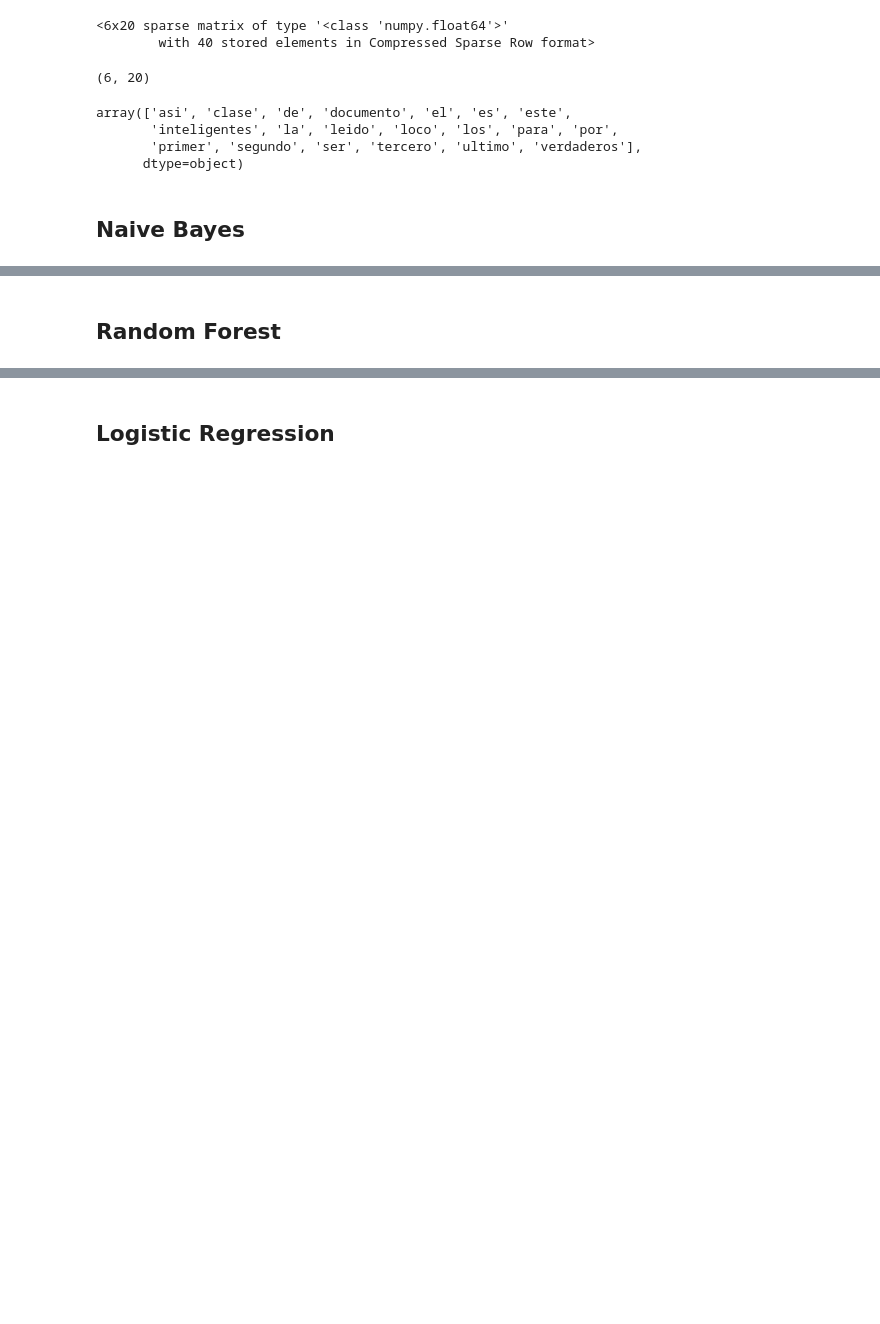
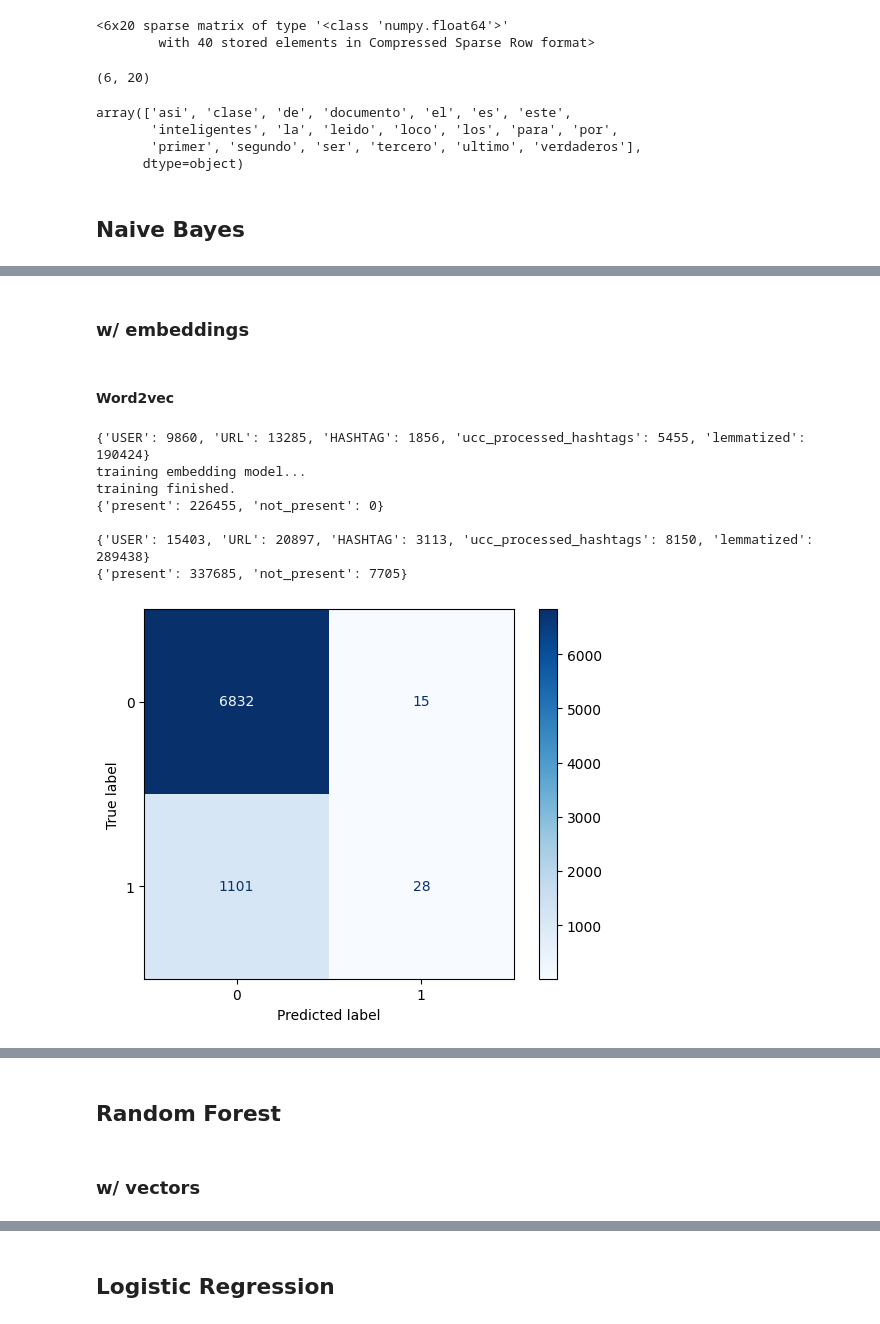
Before and after one commit to galopianciola/check-worthiness-project, a Jupyter notebook: main.ipynb, the cells around one changed output, grey strips where cells are left out. Saved outputs shown, nothing was run; the diff lists cells and outputs as text; code cells hidden in the pictures; blank space fills up the shorter version.

```diff
--- a/main.ipynb
+++ b/main.ipynb
@@ -272,0 +748,4 @@ run_baseline(
+# %% [markdown]
+### w/ embeddings
+# %% [markdown]
+#### Word2vec
@@ -272,0 +754,28 @@ run_baseline(
+# %%
+# agrego MinMaxScaler antes de clf para escalar al rango [0, 1]
+# y evitar los negativos
+
+pipeline = Pipeline([
+    ('preprocessing', PreprocessingTransformer()),
+    ('word2vec', Word2VecTransformer()),
+    ('scaler', MinMaxScaler()),
+    ('clf', MultinomialNB())
+])
+
+
+run_baseline(
+    pipeline=pipeline,
+    data_fpath='data/train.csv',
+    test_fpath='data/test.csv',
+    results_fpath='data/results_bayes_w2vec.csv',
+    model_name='bayes_w2vec'
+)
+# %% [output]
+{'USER': 9860, 'URL': 13285, 'HASHTAG': 1856, 'ucc_processed_hashtags': 5455, 'lemmatized': 190424}
+training embedding model...
+training finished.
+{'present': 226455, 'not_present': 0}
+
+{'USER': 15403, 'URL': 20897, 'HASHTAG': 3113, 'ucc_processed_hashtags': 8150, 'lemmatized': 289438}
+{'present': 337685, 'not_present': 7705}
+[figure, added]
@@ -273,5 +785,7 @@ run_baseline(
 # %% [markdown]
 ## Random Forest
+# %% [markdown]
+### w/ vectors
 # %%
 from sklearn.ensemble import RandomForestClassifier
 # %%
```
Also changed, not shown: parts of 84 cells of this notebook.
